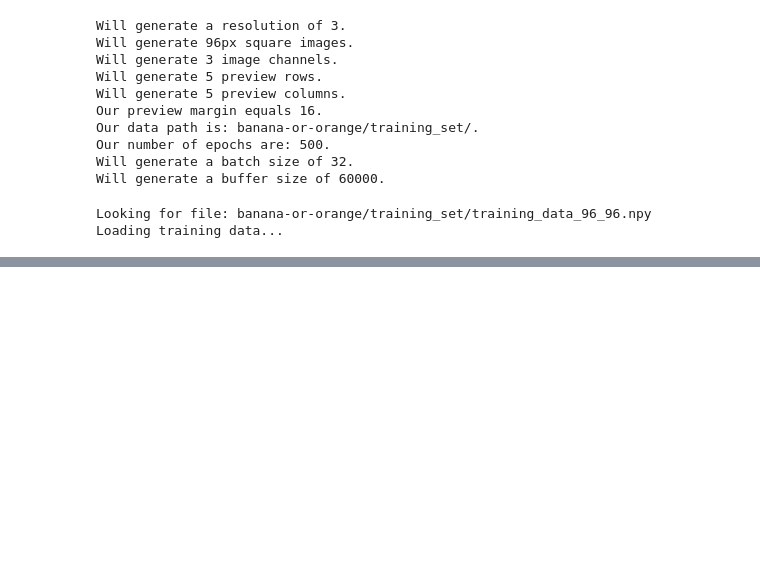
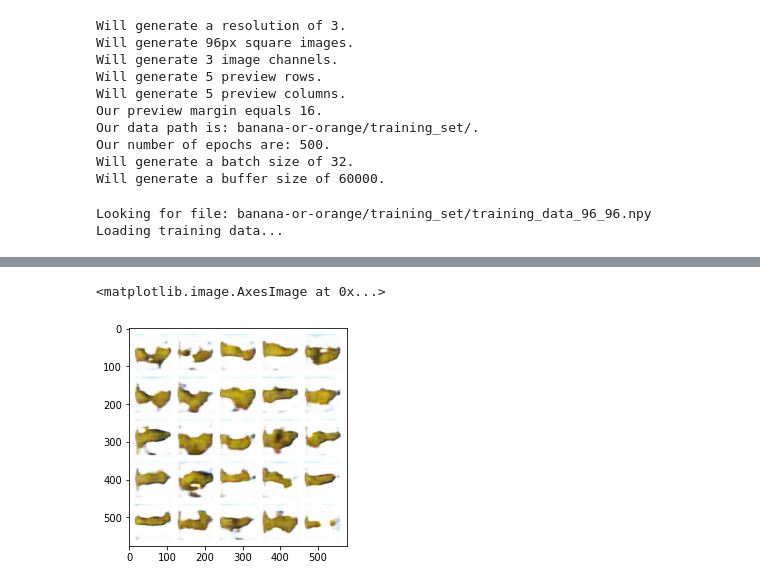
Before and after one commit to PacktWorkshops/The-TensorFlow-Workshop, a Jupyter notebook: Chapter11/Activity11.01/Activity_11_1.ipynb, the cells around one changed output, grey strips where cells are left out. Saved outputs shown, nothing was run; the diff lists cells and outputs as text; code cells hidden in the pictures; blank space fills up the shorter version.

```diff
--- a/Chapter11/Activity11.01/Activity_11_1.ipynb
+++ b/Chapter11/Activity11.01/Activity_11_1.ipynb
@@ -335,3 +341,9 @@ Training time: 13:04:08.23
+# %%
+dcgan_99 = imread('banana-or-orange/training_set/output/train-dc-gan-99.png')
+plt.imshow(dcgan_99)
+# %% [output]
+<matplotlib.image.AxesImage at 0x...>
+[figure, added]
 # %%
 dcgan_499 = imread('banana-or-orange/training_set/output/train-dc-gan-499.png')
 plt.imshow(dcgan_499)
```
Also changed, not shown: parts of 11 cells of this notebook, 10 other files.
